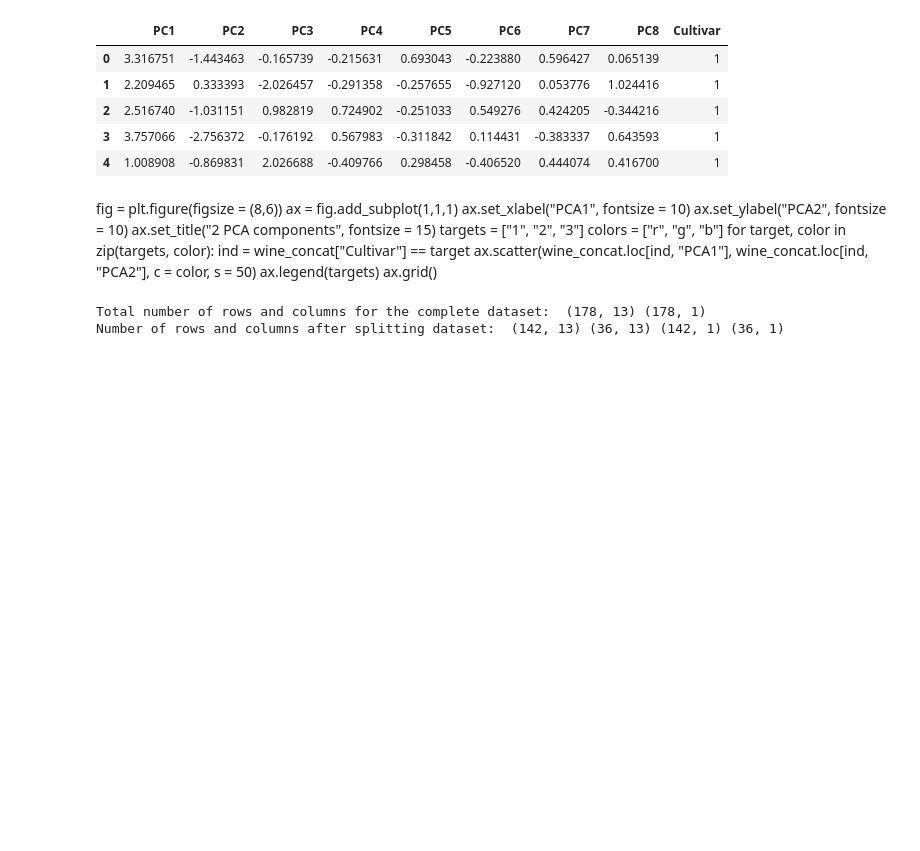
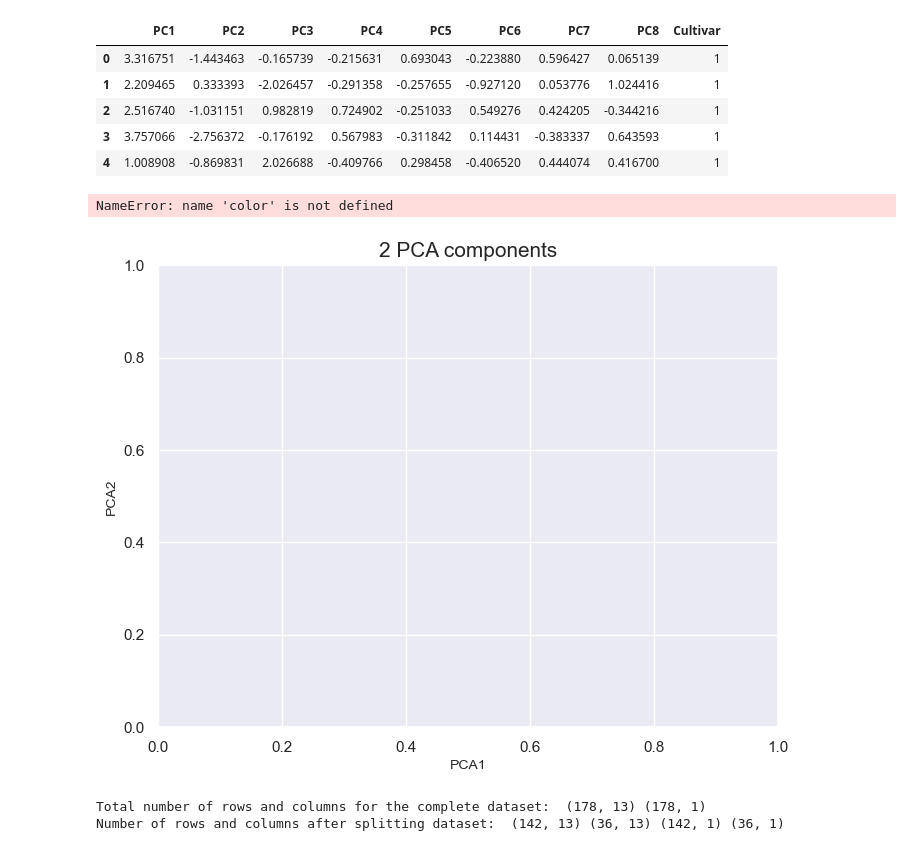
Before and after one commit to izazaka/Data, a Jupyter notebook: wine_homework.ipynb, the cells around one changed output. Saved outputs shown, nothing was run; the diff lists cells and outputs as text; code cells hidden in the pictures; blank space fills up the shorter version.

```diff
--- a/wine_homework.ipynb
+++ b/wine_homework.ipynb
@@ -243,19 +272,22 @@ wine_concat.head()
 | 2 | 2.516740 | -1.031151 | 0.982819 | 0.724902 | -0.251033 | 0.549276 | 0.424205 | -0.344216 | 1 |
 | 3 | 3.757066 | -2.756372 | -0.176192 | 0.567983 | -0.311842 | 0.114431 | -0.383337 | 0.643593 | 1 |
 | 4 | 1.008908 | -0.869831 | 2.026688 | -0.409766 | 0.298458 | -0.406520 | 0.444074 | 0.416700 | 1 |
-# %% [markdown]
-fig = plt.figure(figsize = (8,6))
-ax = fig.add_subplot(1,1,1)
-ax.set_xlabel("PCA1", fontsize = 10)
-ax.set_ylabel("PCA2", fontsize = 10)
-ax.set_title("2 PCA components", fontsize = 15)
-targets = ["1", "2", "3"]
-colors = ["r", "g", "b"]
-for target, color in zip(targets, color):
-    ind = wine_concat["Cultivar"] == target
-    ax.scatter(wine_concat.loc[ind, "PCA1"], wine_concat.loc[ind, "PCA2"], c = color, s = 50)
-ax.legend(targets)
-ax.grid()
+# %%
+fig = plt.figure(figsize = (8,6))
+ax = fig.add_subplot(1,1,1)
+ax.set_xlabel("PCA1", fontsize = 10)
+ax.set_ylabel("PCA2", fontsize = 10)
+ax.set_title("2 PCA components", fontsize = 15)
+targets = ["1", "2", "3"]
+colors = ["r", "g", "b"]
+for target, color in zip(targets, color):
+    ind = wine_concat["Cultivar"] == target
+    ax.scatter(wine_concat.loc[ind, "PCA1"], wine_concat.loc[ind, "PCA2"], c = color, s = 50)
+ax.legend(targets)
+ax.grid()
+# %% [output]
+NameError: name 'color' is not defined
+[figure, added]
 # %%
 from sklearn.model_selection import train_test_split
 # %%
```
Also changed, not shown: parts of 28 cells of this notebook, 1 other file.
